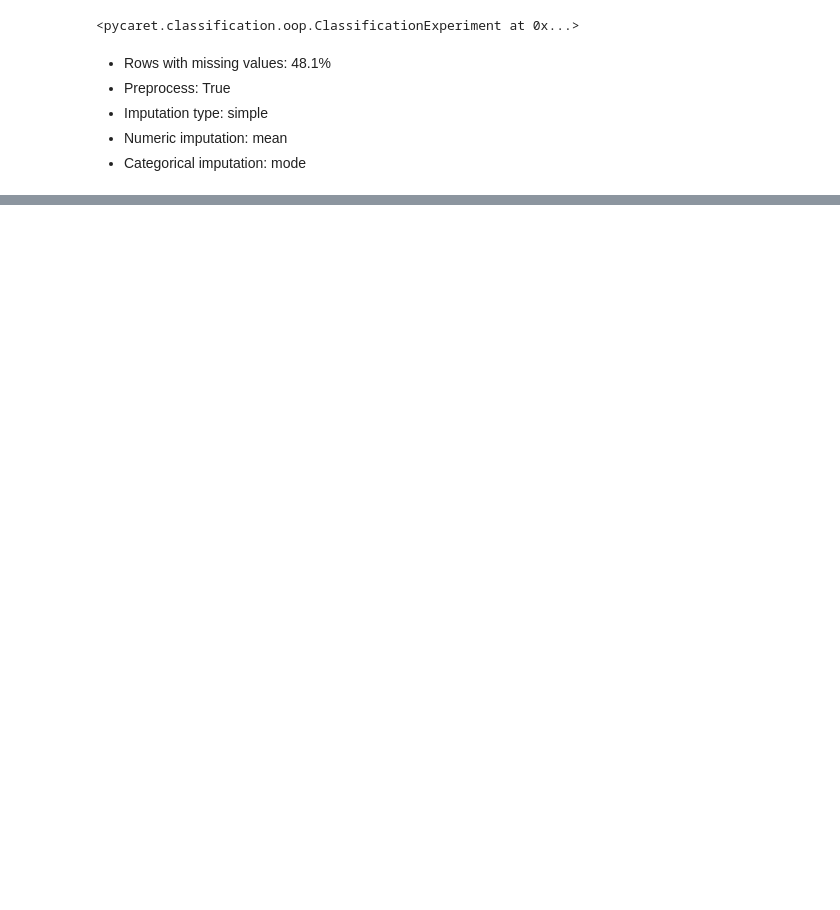
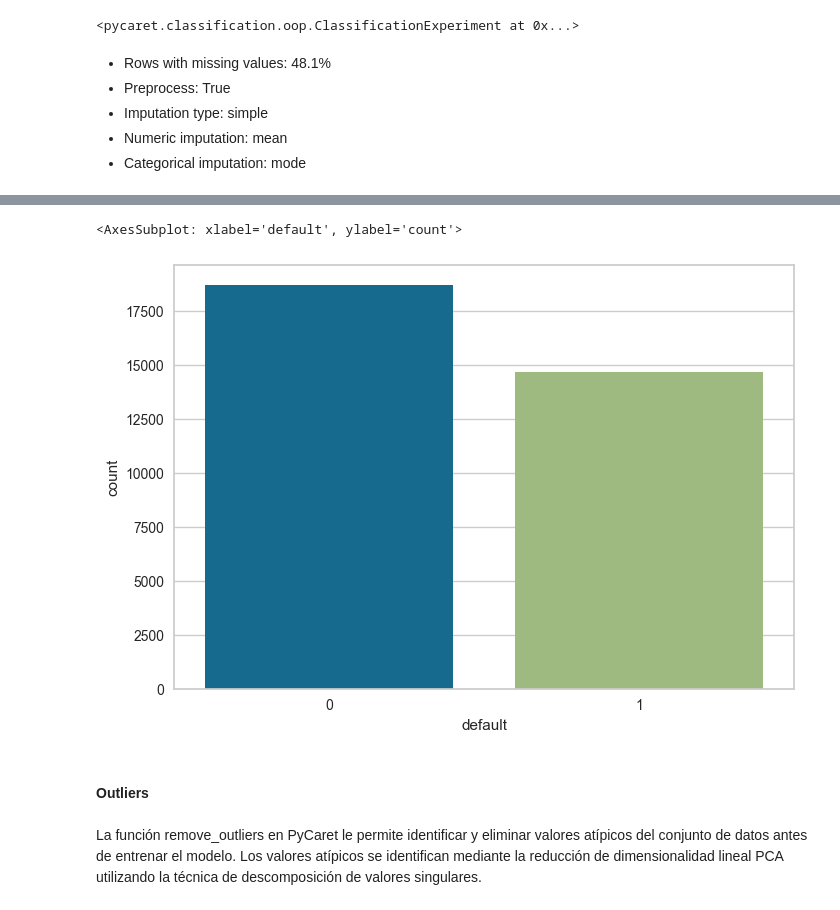
Before and after one commit to aleuse/pycaret, a Jupyter notebook: pycaret.ipynb, the cells around one changed output, grey strips where cells are left out. Saved outputs shown, nothing was run; the diff lists cells and outputs as text; code cells hidden in the pictures; blank space fills up the shorter version.

```diff
--- a/pycaret.ipynb
+++ b/pycaret.ipynb
@@ -410,0 +720,3 @@ hepatitis
+# %%
+from pycaret.classification import *
+exp = setup(data = credit, target = 'default', session_id=42, fix_imbalance = True)
@@ -410,0 +741,9 @@ hepatitis
+# %%
+sns.countplot(data=exp.dataset_transformed, x='default')
+# %% [output]
+<AxesSubplot: xlabel='default', ylabel='count'>
+[figure, added]
+# %% [markdown]
+#### Outliers
+# %% [markdown]
+La función remove_outliers en PyCaret le permite identificar y eliminar valores atípicos del conjunto de datos antes de entrenar el modelo. Los valores atípicos se identifican mediante la reducción de dimensionalidad lineal PCA utilizando la técnica de descomposición de valores singulares.
```
Also changed, not shown: parts of 40 cells of this notebook, 5 other files.
